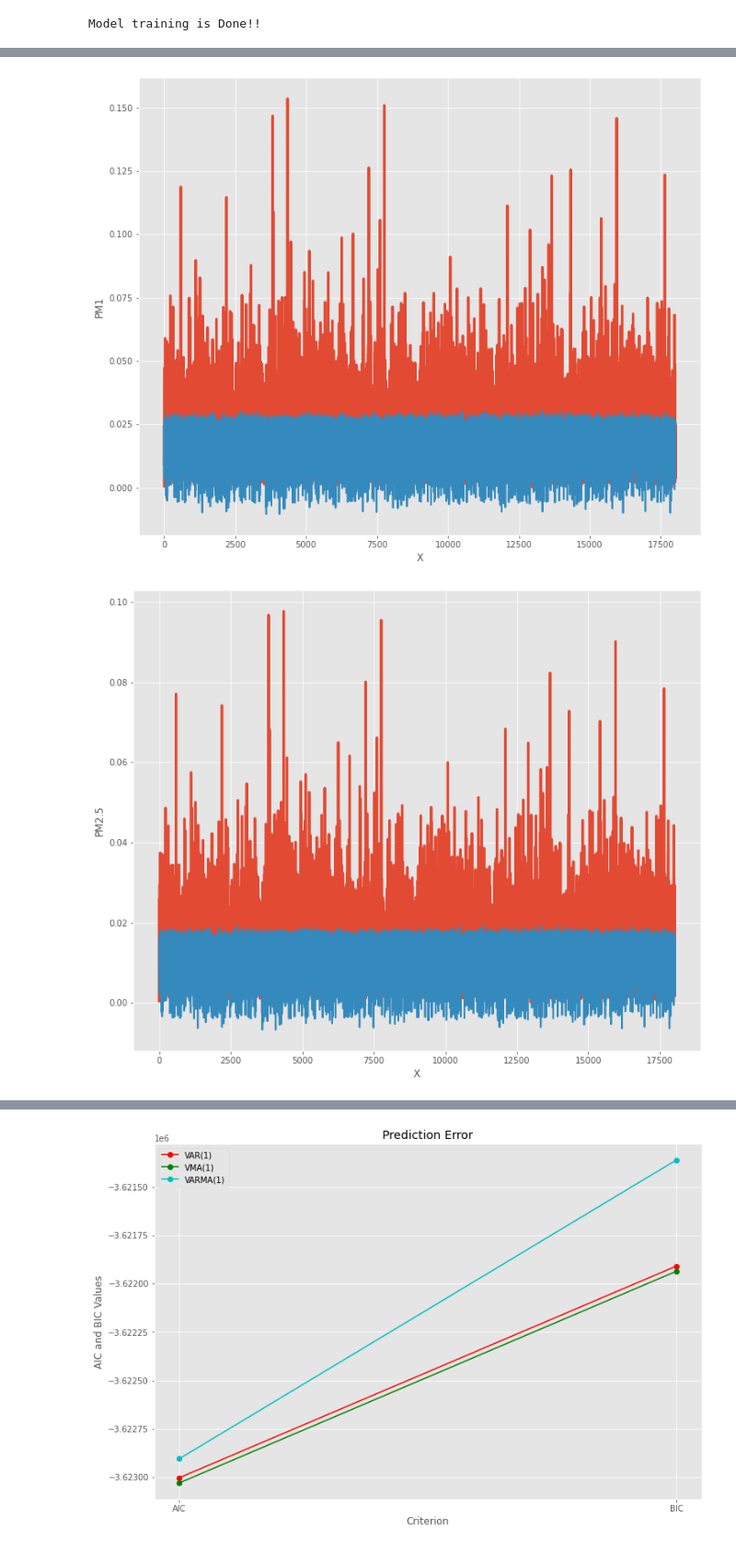
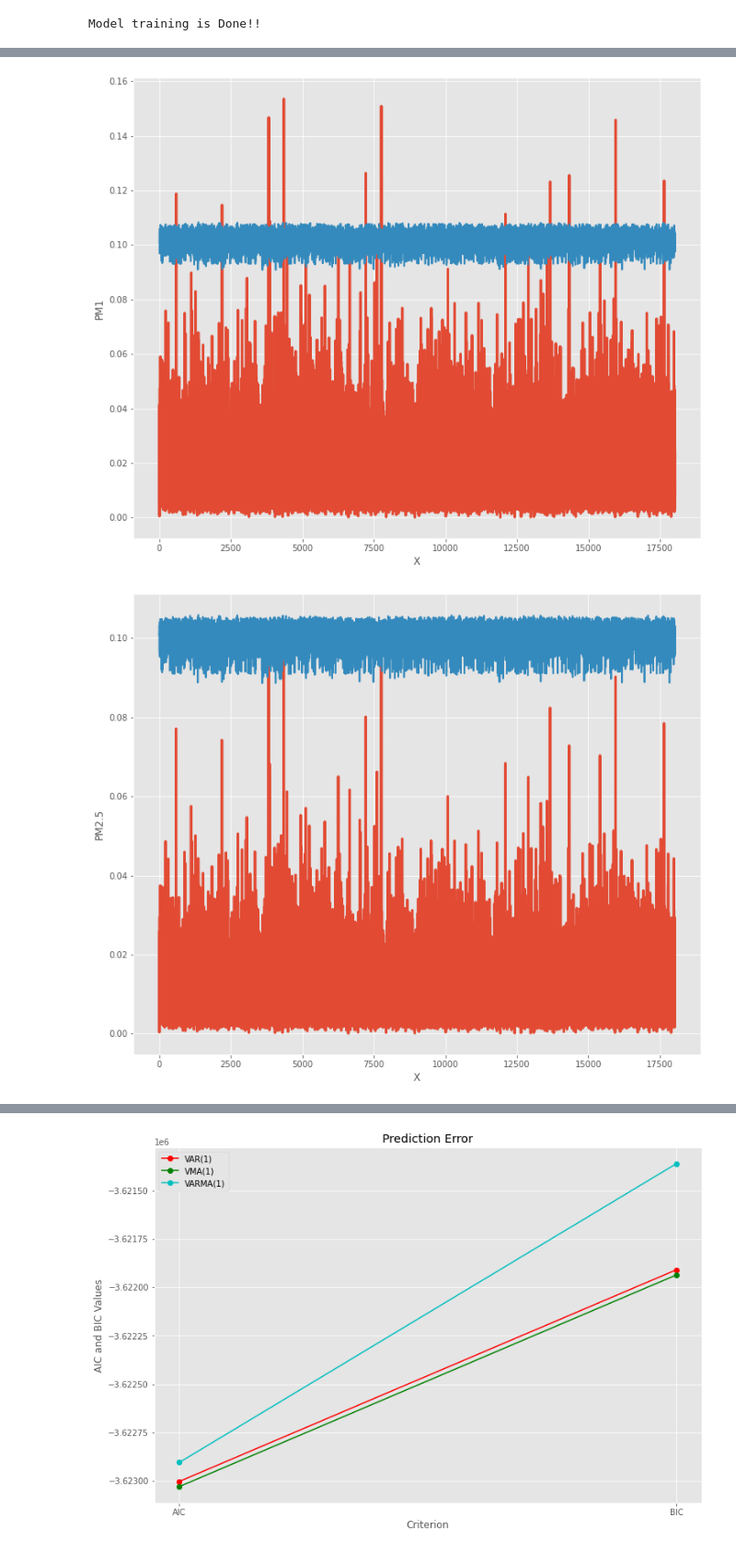
Before and after one commit to utkarshkanswal/Machine-Learning-application-on-Air-quality-dataset, a Jupyter notebook: Machine_Learning_applications_on _air_quality_dataset.ipynb, the cells around one changed output, grey strips where cells are left out. Shown at 92% size. Cells and saved outputs as stored; diff of their text form; code cells hidden in the pictures.

```diff
--- a/Machine_Learning_applications_on _air_quality_dataset.ipynb
+++ b/Machine_Learning_applications_on _air_quality_dataset.ipynb
@@ -573,0 +722,21 @@ Root Mean Squared Error: 0.011029157589063945
+# %%
+from sklearn import metrics
+from sklearn.metrics import r2_score
+train_sizes=['NO2','O3','NO','CO','PM1','PM2.5','PM10']
+
+y_test_pred7=model_fit7.predict(x_test)
+y_train_pred7=model_fit7.predict(x_train)
+
+#finding out the r2 score
+r2_test7=r2_score(y_test,y_test_pred7)
+r2_train7=r2_score(y_train,y_train_pred7)
+
+print('r2 score on train data '+ str(r2_train7))
+print('r2 score on test data '+ str(r2_test7))
+
+svm_mae=metrics.mean_absolute_error(y_test, y_test_pred7)
+svm_mse=metrics.mean_squared_error(y_test, y_test_pred7)
+svm_rmse=np.sqrt(metrics.mean_squared_error(y_test, y_test_pred7))
+print('Mean Absolute Error:',svm_mae)
+print('Mean Squared Error:',svm_mse )
+print('Root Mean Squared Error:',svm_rmse)
@@ -574,24 +749,15 @@ Root Mean Squared Error: 0.011029157589063945
 # %%
-#finding out the r2 score
-from sklearn.metrics import r2_score
-
-train_sizes=['NO2','O3','NO','CO','PM1','PM2.5','PM10']
-r2_test5=r2_score(y_test,y_test_pred5)
-
-print('r2 score on test data '+ str(r2_test5))
-
 # printing y_test and y_test_predict
 print("Y_Test:",y_test)
-print("Y_Test_Predict:",y_test_pred5)
+print("Y_Test_Predict:",y_test_pred7)
 
 from matplotlib import style
-
 style.use('ggplot')
 
 for i in range(0,7):
   plt.figure(figsize=[12,10])
   plt.plot(y_test[:,i],linewidth=3, markersize=12)
-  plt.plot(y_test_pred5[:,i],linewidth=2, markersize=12)
+  plt.plot(y_test_pred7[:,i],linewidth=2, markersize=12)
   plt.xlabel('X')
   plt.ylabel(train_sizes[i])
   plt.show()
@@ -618,2 +783,2 @@ Y_Test_Predict: [[0.84454354 0.47390895 0.36876583 ... 0.01489024 0.00953651 0.0
-[figure, old version]
+[figure, new version]
-[figure, old version]
+[figure, new version]
```
Also changed, not shown: parts of 53 cells of this notebook.
